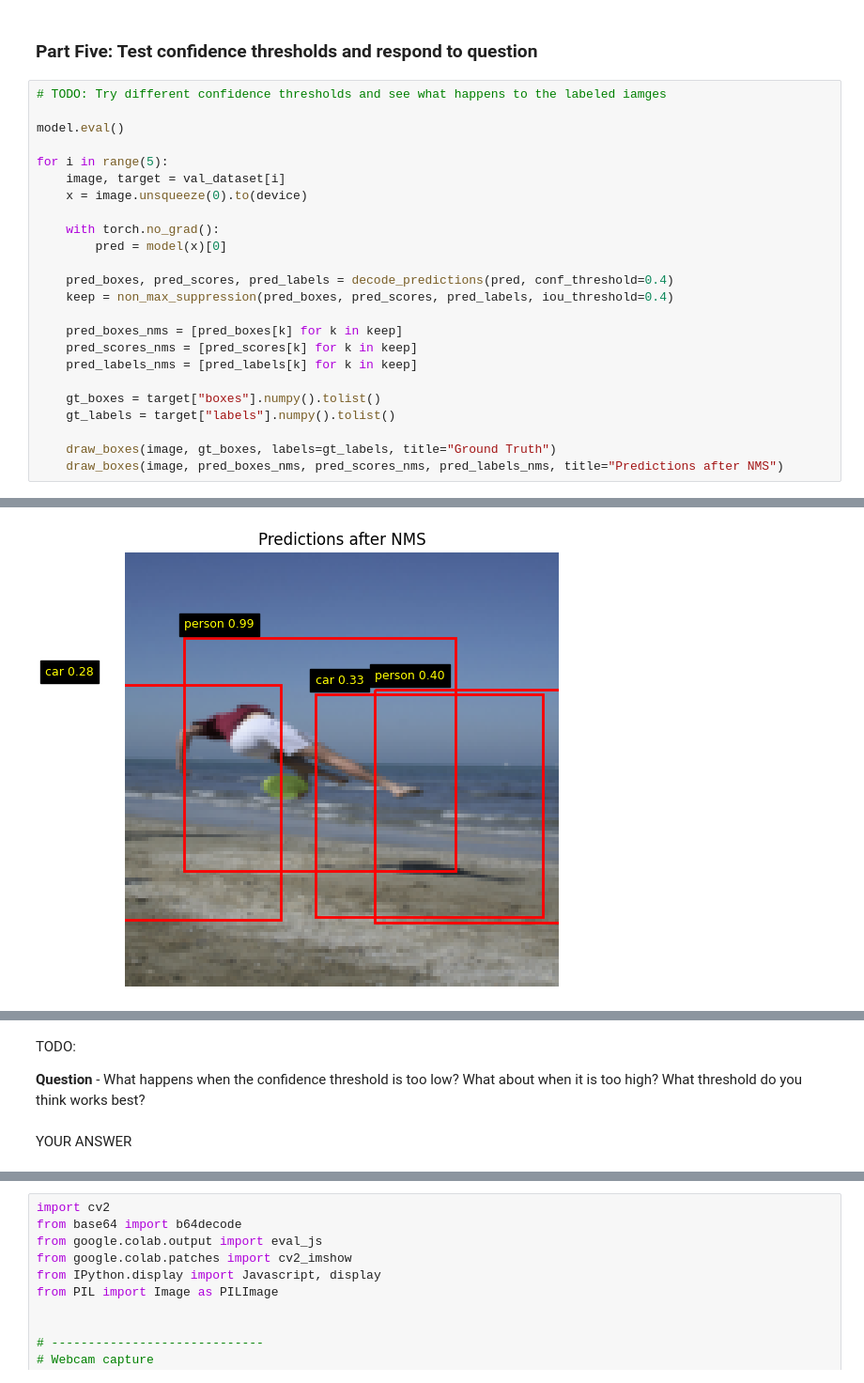
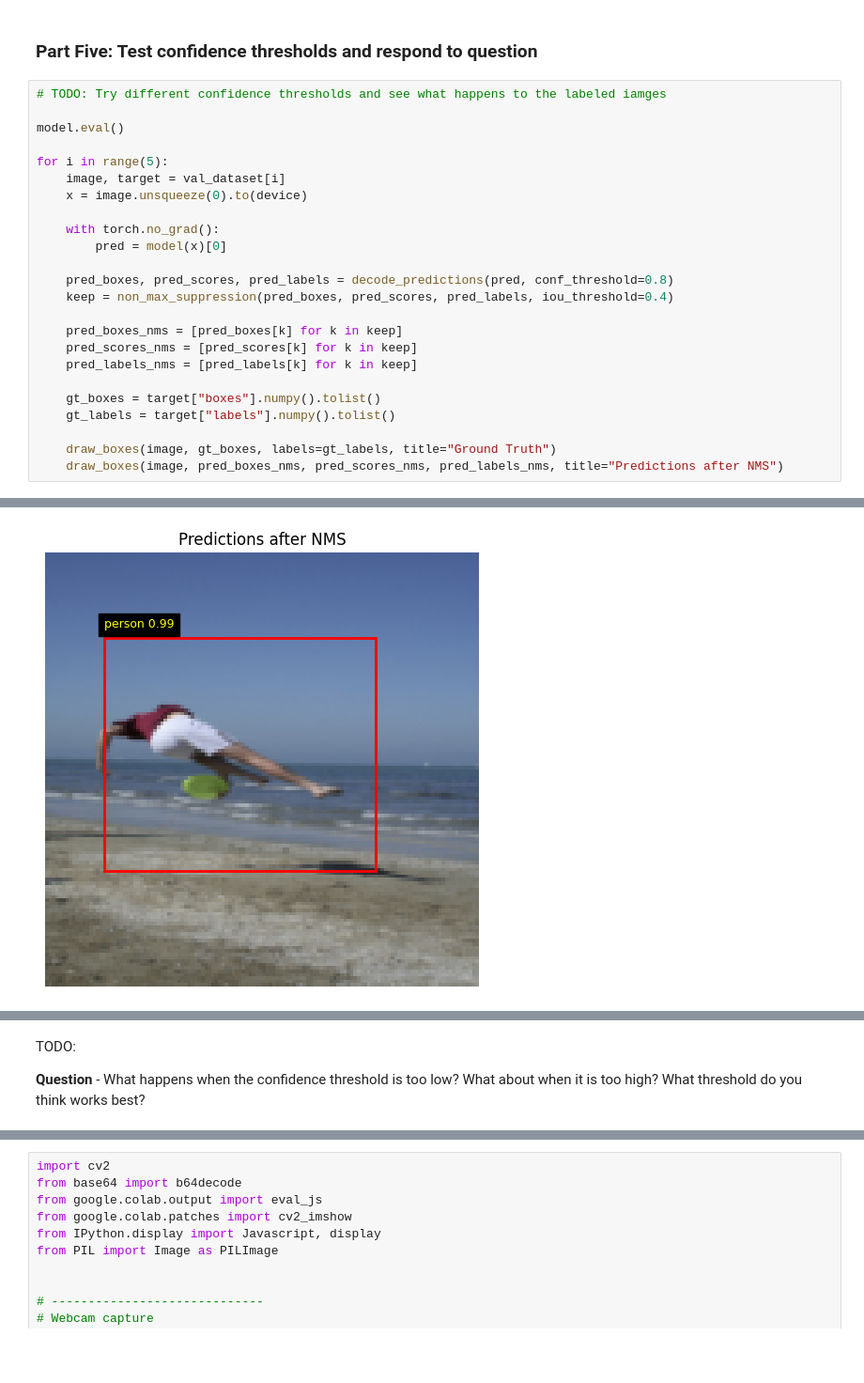
Before and after one commit to yxin98/Development-Projects, a Jupyter notebook: discussion_08.ipynb, the cells around one changed output, grey strips where cells are left out. Shown at 94% size. Drawn from its saved outputs; the diff is of its cells as text; blank space fills up the shorter version.

```diff
--- a/discussion_08.ipynb
+++ b/discussion_08.ipynb
@@ -839,28 +839,28 @@ Loaded best model with val loss 0.4624
 # %%
 # TODO: Try different confidence thresholds and see what happens to the labeled iamges
 
 model.eval()
 
 for i in range(5):
     image, target = val_dataset[i]
     x = image.unsqueeze(0).to(device)
 
     with torch.no_grad():
         pred = model(x)[0]
 
-    pred_boxes, pred_scores, pred_labels = decode_predictions(pred, conf_threshold=0.4)
+    pred_boxes, pred_scores, pred_labels = decode_predictions(pred, conf_threshold=0.8)
     keep = non_max_suppression(pred_boxes, pred_scores, pred_labels, iou_threshold=0.4)
 
     pred_boxes_nms = [pred_boxes[k] for k in keep]
     pred_scores_nms = [pred_scores[k] for k in keep]
     pred_labels_nms = [pred_labels[k] for k in keep]
 
     gt_boxes = target["boxes"].numpy().tolist()
     gt_labels = target["labels"].numpy().tolist()
 
     draw_boxes(image, gt_boxes, labels=gt_labels, title="Ground Truth")
     draw_boxes(image, pred_boxes_nms, pred_scores_nms, pred_labels_nms, title="Predictions after NMS")
 # %% [output]
 [figure]
-[figure, old version]
+[figure, new version]
 [figure]
@@ -875,5 +875,3 @@ for i in range(5):
 TODO:
 
 **Question** - What happens when the confidence threshold is too low? What about when it is too high? What threshold do you think works best?
-# %% [markdown]
-YOUR ANSWER
```
Also changed, not shown: parts of 4 cells of this notebook.
